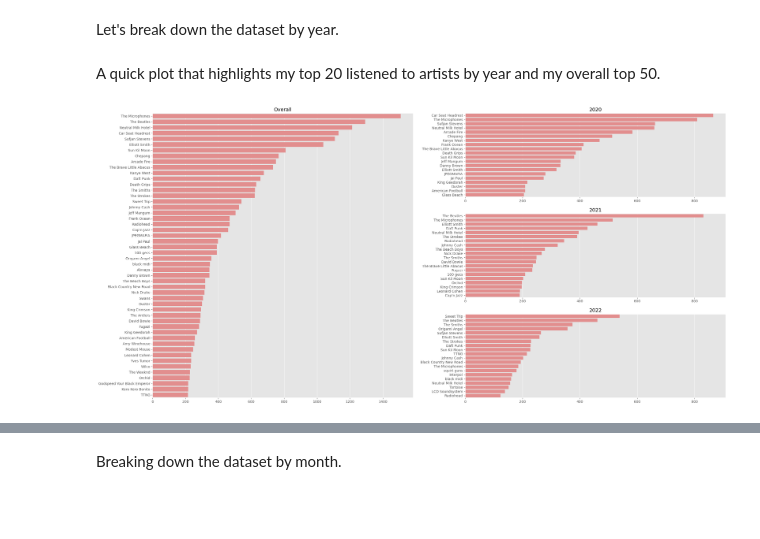
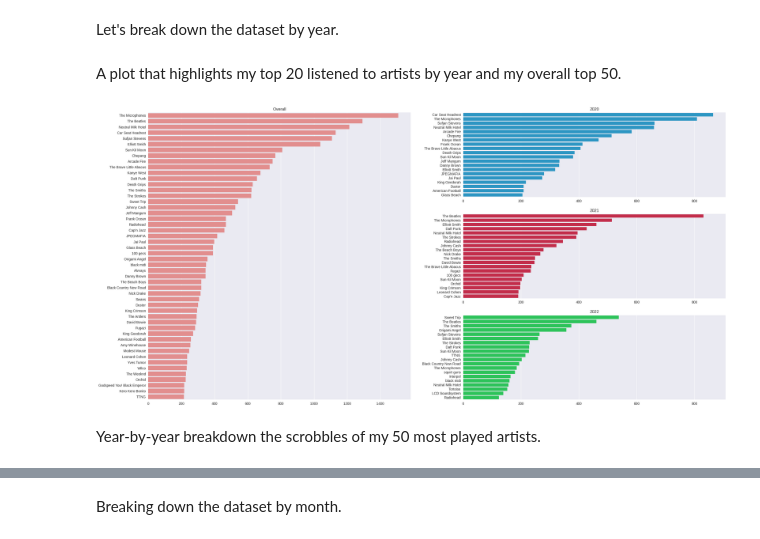
Before and after one commit to Dirghayu-Shah/listening-habits, a Jupyter notebook: listening-habits.ipynb, the cells around one changed output, grey strips where cells are left out. Cells and saved outputs as stored; diff of their text form; code cells hidden in the pictures; blank space fills up the shorter version.

```diff
--- a/listening-habits.ipynb
+++ b/listening-habits.ipynb
@@ -9,7 +9,7 @@ This is an exploratory data analysis of my music listening habits based on my la
 import numpy as np
 import pandas as pd
 import matplotlib.pyplot as plt
-plt.style.use('ggplot')
+plt.style.use('seaborn')
 import matplotlib.gridspec as gridspec
 import seaborn as sns
 import calendar
@@ -69,29 +69,33 @@ for index, year in enumerate(year_list):
     scrob_byYear.append(scrob[scrob['Year'] == year])
     year_index[year] = index
 # %% [markdown]
-A quick plot that highlights my top 20 listened to artists by year and my overall top 50.
+A plot that highlights my top 20 listened to artists by year and my overall top 50.
 # %%
 fig = plt.figure(figsize=(30, 15))
 
 #Divide the plot into two columns
 gs0 = gridspec.GridSpec(1, 2)
 #First column with only 1 plot
 gs00 = gridspec.GridSpecFromSubplotSpec(1, 1, subplot_spec = gs0[0])
 #Second column with 3 rows for the plots
 gs01 = gridspec.GridSpecFromSubplotSpec(3, 1, subplot_spec=gs0[1])
 
 #Overall Top 50
 ax00 = plt.subplot(gs00[0, 0])
-top = scrob['Artist'].value_counts()[:50]
-sns.barplot(x = top.values, y = top.index, color = '#f08080')
+top50 = scrob['Artist'].value_counts()[:50]
+sns.barplot(x = top50.values, y = top50.index, color = '#f08080')
 ax00.set_title('Overall')
+
+color_list = ["#14a0dc", "#dc143c", "#14dc50"]
 
 for year in year_list:
     index = year_index[year]
     if index == 0: ax = plt.subplot(gs01[index, 0])
     else: ax = plt.subplot(gs01[index, 0], sharex=ax)
     top = scrob_byYear[index]['Artist'].value_counts()[:20]
-    sns.barplot(x = top.values, y = top.index, color='#f08080')
+    sns.barplot(x = top.values, y = top.index, color=color_list[index])
     ax.set_title(str(year))
 # %% [output]
-[figure, old version]
+[figure, new version]
+# %% [markdown]
+Year-by-year breakdown the scrobbles of my 50 most played artists.
```
Also changed, not shown: parts of 10 cells of this notebook.
